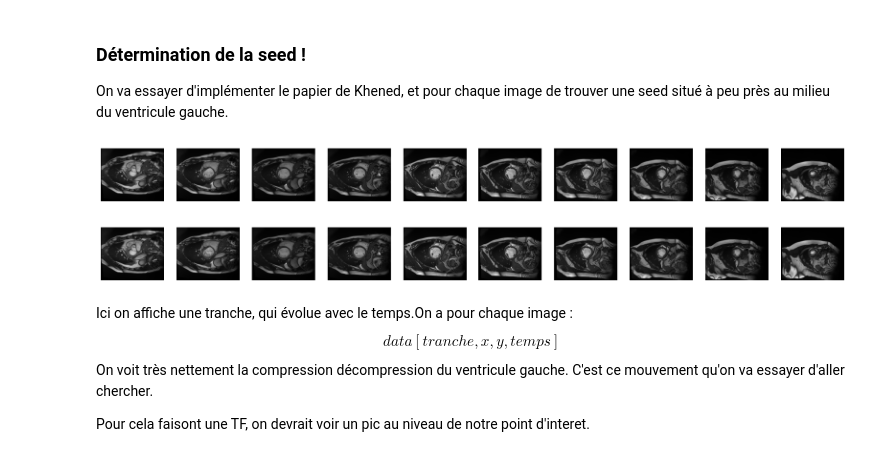
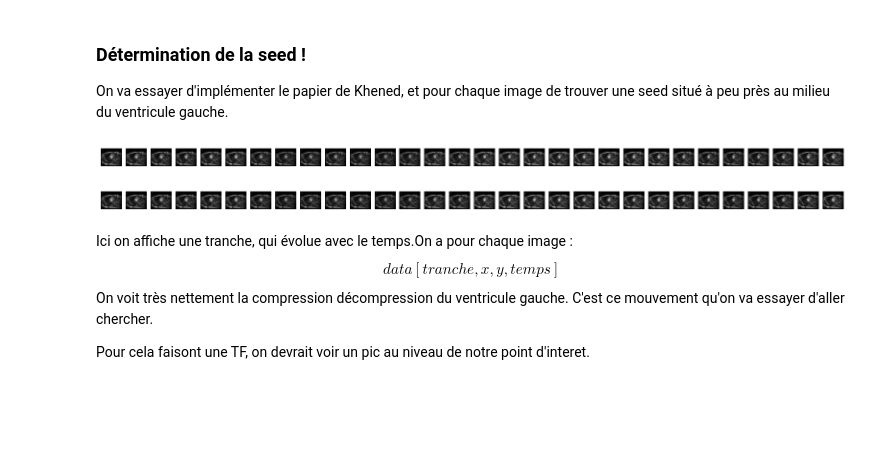
Before and after one commit to Bastaxeloux/proj3dt, a Jupyter notebook: ebauche.ipynb, the cells around one changed output. Drawn from its saved outputs; the diff is of its cells as text; code cells hidden in the pictures; blank space fills up the shorter version.

```diff
--- a/ebauche.ipynb
+++ b/ebauche.ipynb
@@ -52,27 +52,27 @@ On va essayer d'implémenter le papier de Khened, et pour chaque image de trouve
 # %%
 # On commence par load l'image d'un patient
 
 patient = tio.Subject(
     t1=tio.ScalarImage('database/training/patient001/patient001_4d.nii.gz'),
     im1=tio.ScalarImage('database/training/patient001/patient001_frame01.nii.gz'),
     label1=tio.LabelMap('database/training/patient001/patient001_frame01_gt.nii.gz'),
     im2=tio.ScalarImage('database/training/patient001/patient001_frame12.nii.gz'),
     label2=tio.LabelMap('database/training/patient001/patient001_frame12_gt.nii.gz'),
 )
 
 data = patient.t1.data
 
-fig1,ax1 = plt.subplots(1,10, figsize=(20, 4))
-for i in range(10):
-    ax1[i].imshow(data[0,:,:,i], cmap='gray')
+fig1,ax1 = plt.subplots(1,30, figsize=(20, 4))
+for i in range(30):
+    ax1[i].imshow(data[i,:,:,5], cmap='gray')
     ax1[i].axis('off')
-fig2, ax2 = plt.subplots(1,10, figsize=(20, 4))
-for i in range(10):
-    ax2[i].imshow(data[29,:,:,i], cmap='gray')
+fig2, ax2 = plt.subplots(1,30, figsize=(20, 4))
+for i in range(30):
+    ax2[i].imshow(data[i,:,:,5], cmap='gray')
     ax2[i].axis('off')
 # %% [output]
-[figure, old version]
+[figure, new version]
-[figure, old version]
+[figure, new version]
 # %% [markdown]
 Ici on affiche une tranche, qui évolue avec le temps.On a pour chaque image :
 $$data[tranche,x,y,temps]$$
```
Also changed, not shown: parts of 12 cells of this notebook, 2 other files.
